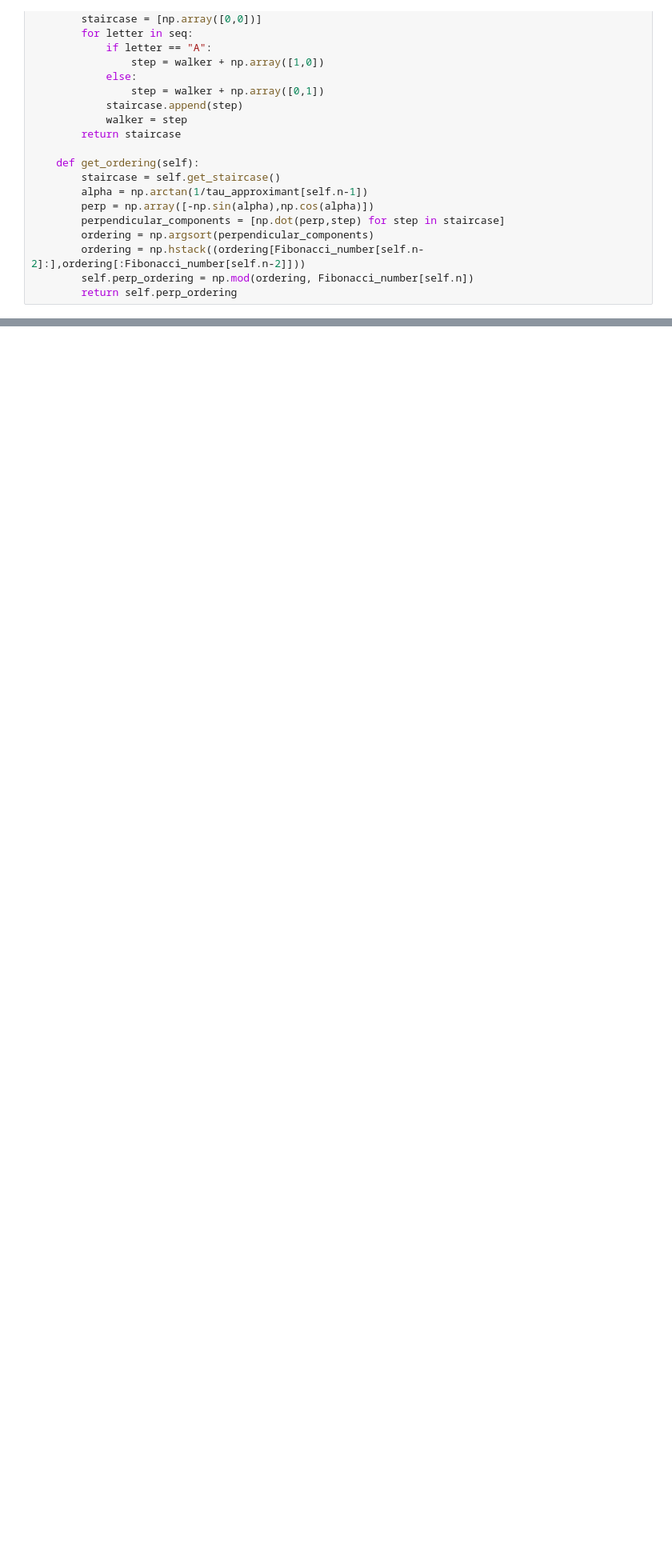
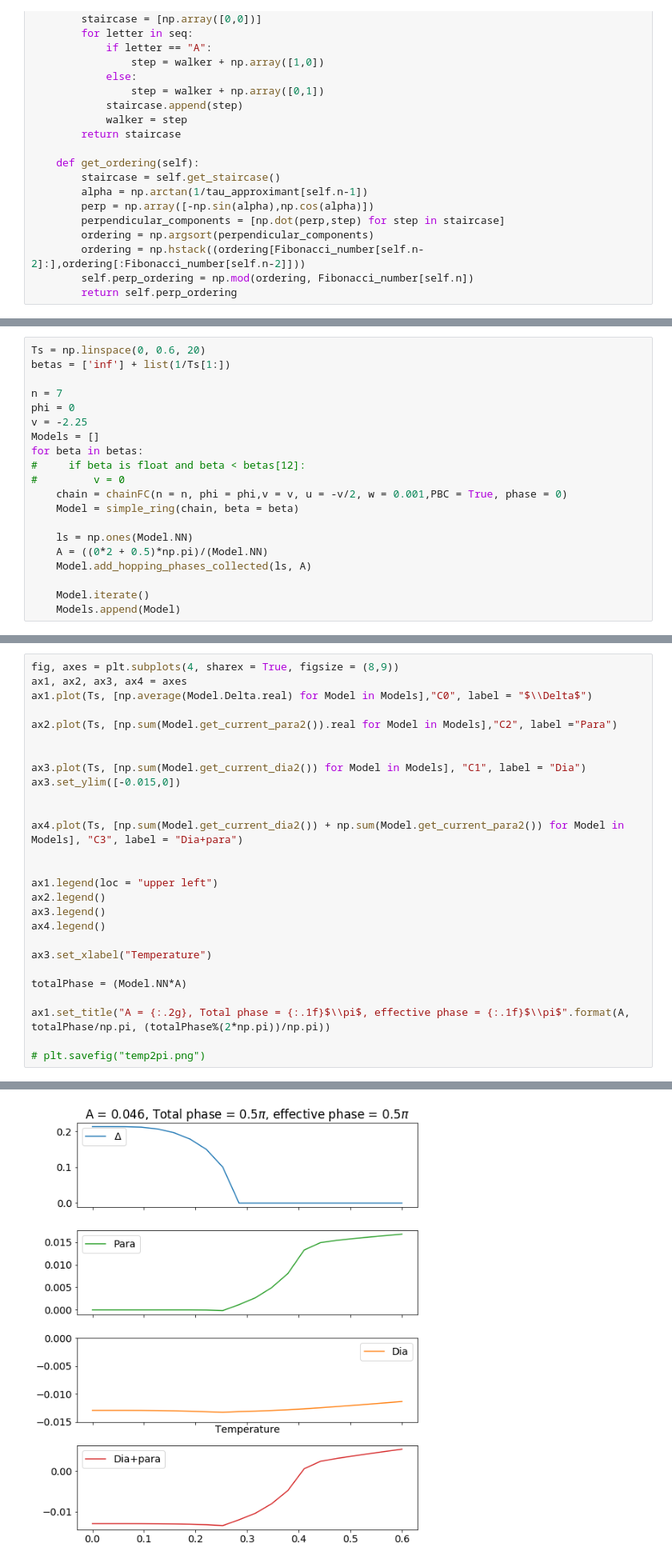
Before and after one commit to gautamra/Superconducting-Fibonacci-chain, a Jupyter notebook: SC-Fibonacci-library.ipynb, the cells around one changed output, grey strips where cells are left out. Shown at 80% size. Saved outputs shown, nothing was run; the diff lists cells and outputs as text; blank space fills up the shorter version.

```diff
--- a/SC-Fibonacci-library.ipynb
+++ b/SC-Fibonacci-library.ipynb
@@ -829,0 +495,20 @@ Text(0.5, 1.0, 'A = 0.0022, Total phase = 0.1$\\pi$, effective phase = 0.1$\\pi$
+# %%
+Ts = np.linspace(0, 0.6, 20)
+betas = ['inf'] + list(1/Ts[1:])
+
+n = 7
+phi = 0
+v = -2.25
+Models = []
+for beta in betas:
+#     if beta is float and beta < betas[12]:
+#         v = 0
+    chain = chainFC(n = n, phi = phi,v = v, u = -v/2, w = 0.001,PBC = True, phase = 0)
+    Model = simple_ring(chain, beta = beta)
+
+    ls = np.ones(Model.NN)
+    A = ((0*2 + 0.5)*np.pi)/(Model.NN)
+    Model.add_hopping_phases_collected(ls, A)
+
+    Model.iterate()
+    Models.append(Model)
@@ -829,0 +536,28 @@ Text(0.5, 1.0, 'A = 0.0022, Total phase = 0.1$\\pi$, effective phase = 0.1$\\pi$
+# %%
+fig, axes = plt.subplots(4, sharex = True, figsize = (8,9))
+ax1, ax2, ax3, ax4 = axes
+ax1.plot(Ts, [np.average(Model.Delta.real) for Model in Models],"C0", label = "$\\Delta$")
+
+ax2.plot(Ts, [np.sum(Model.get_current_para2()).real for Model in Models],"C2", label ="Para")
+
+
+ax3.plot(Ts, [np.sum(Model.get_current_dia2()) for Model in Models], "C1", label = "Dia")
+ax3.set_ylim([-0.015,0])
+
+
+ax4.plot(Ts, [np.sum(Model.get_current_dia2()) + np.sum(Model.get_current_para2()) for Model in Models], "C3", label = "Dia+para")
+
+
+ax1.legend(loc = "upper left")
+ax2.legend()
+ax3.legend()
+ax4.legend()
+
+ax3.set_xlabel("Temperature")
+
+totalPhase = (Model.NN*A)
+
+ax1.set_title("A = {:.2g}, Total phase = {:.1f}$\\pi$, effective phase = {:.1f}$\\pi$".format(A, totalPhase/np.pi, (totalPhase%(2*np.pi))/np.pi))
+
+# plt.savefig("temp2pi.png")
+# %% [output]
@@ -829,0 +565 @@ Text(0.5, 1.0, 'A = 0.0022, Total phase = 0.1$\\pi$, effective phase = 0.1$\\pi$
+[figure, added]
```
Also changed, not shown: parts of 43 cells of this notebook, 1 other file.
